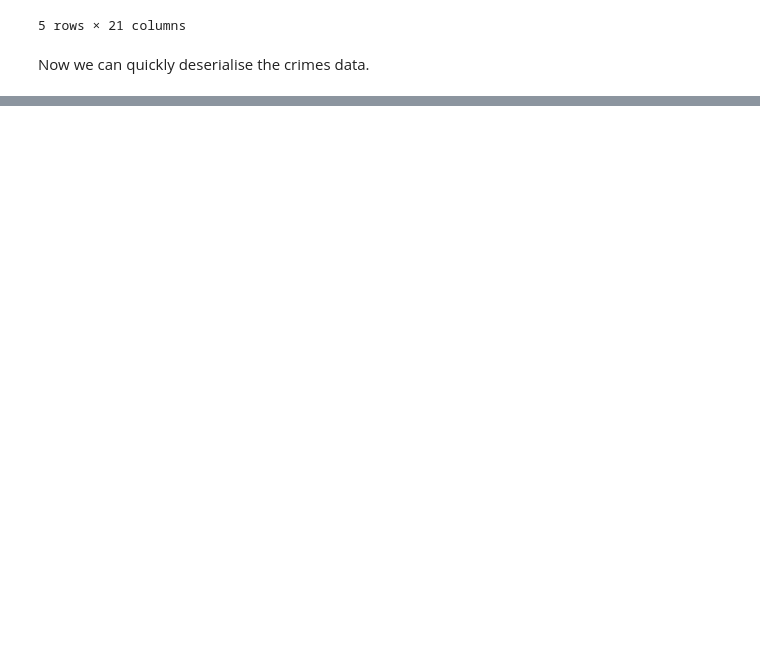
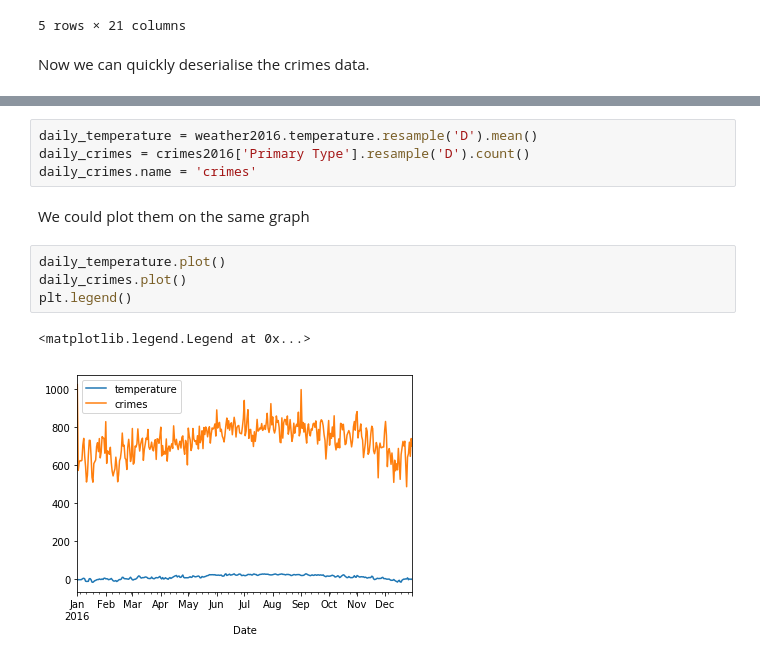
Before and after one commit to PacktPublishing/Jupyter-Notebook-for-Data-Science, a Jupyter notebook: chicago_crime_and_weather.ipynb, the cells around one changed output, grey strips where cells are left out. Saved outputs shown, nothing was run; the diff lists cells and outputs as text; blank space fills up the shorter version.

```diff
--- a/chicago_crime_and_weather.ipynb
+++ b/chicago_crime_and_weather.ipynb
@@ -42,0 +92,13 @@ crimes2016
+# %%
+daily_temperature = weather2016.temperature.resample('D').mean()
+daily_crimes = crimes2016['Primary Type'].resample('D').count()
+daily_crimes.name = 'crimes'
+# %% [markdown]
+We could plot them on the same graph
+# %%
+daily_temperature.plot()
+daily_crimes.plot()
+plt.legend()
+# %% [output]
+<matplotlib.legend.Legend at 0x...>
+[figure, added]
```
Also changed, not shown: parts of 21 cells of this notebook.
